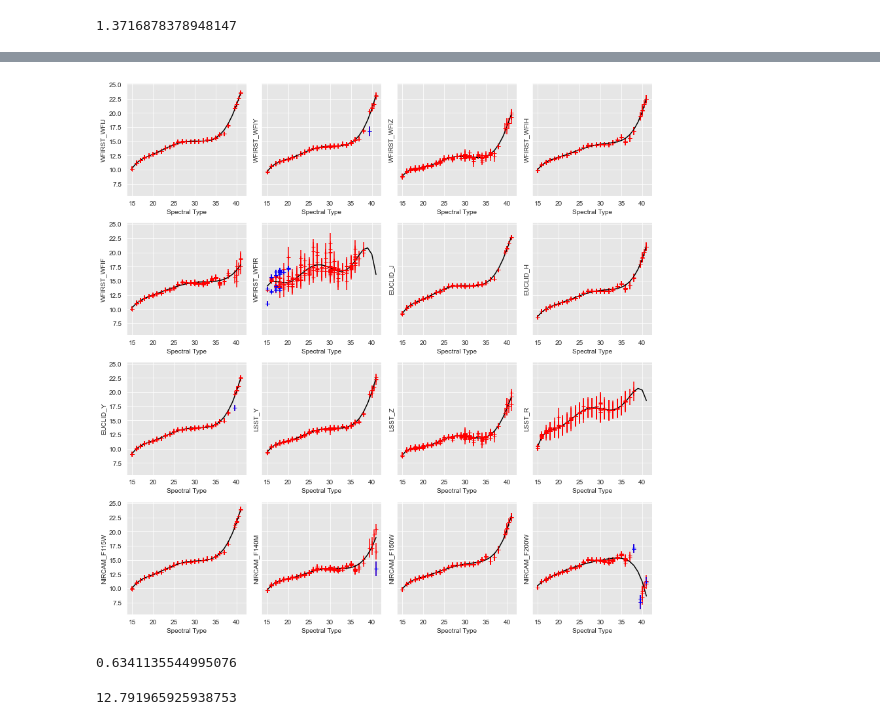
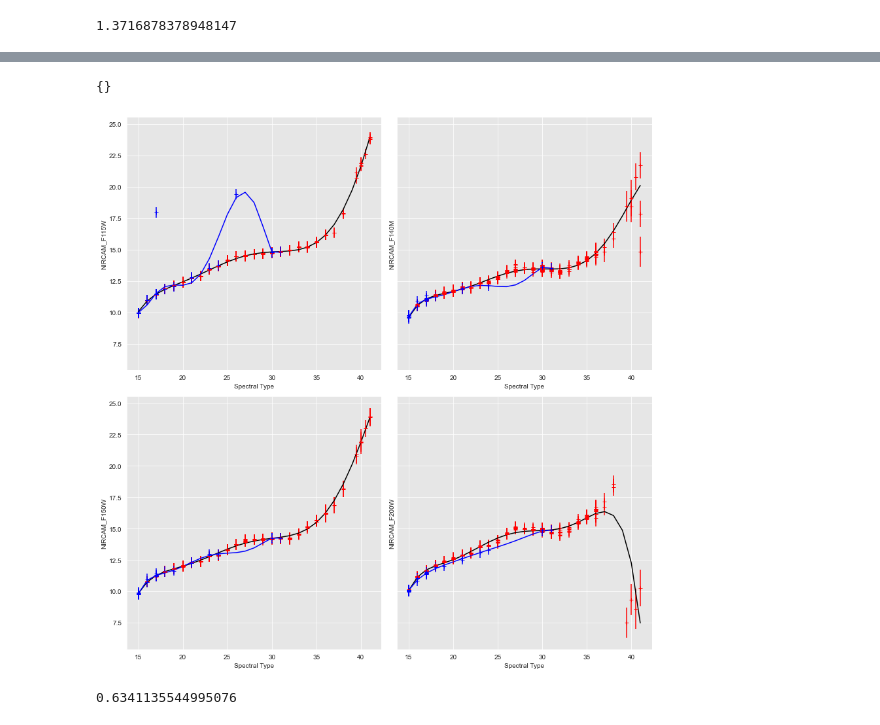
Before and after one commit to caganze/popsims, a Jupyter notebook: notebooks/absmag relations.ipynb, the cells around one changed output, grey strips where cells are left out. Saved outputs shown, nothing was run; the diff lists cells and outputs as text; code cells hidden in the pictures.

```diff
--- a/notebooks/absmag relations.ipynb
+++ b/notebooks/absmag relations.ipynb
@@ -320,8 +332,9 @@ def get_abs_mag(spt, flter):
         m= m+corr
 
     if flter=='2MASS H':
+        corr=splat.photometry.vegaToAB('2MASS H')
         if spt <36:
-            corr=splat.photometry.vegaToAB('2MASS H')
+
             #m=BEST['2MASS H'][1](spt)
             #munc= np.nanmedian(best_dict[k]['rms'])
             #m, munc=spe.typeToMag(spt, '2MASS H')
@@ -329,6 +342,7 @@ def get_abs_mag(spt, flter):
             m= m+corr
         else:
             m, munc=absolute_mag_kirkpatrick(spt, '2MASS H')
+            m= m+corr
 
 
     if flter=='PANSTARRS_R':
@@ -355,5 +380,5 @@ def get_abs_mags(row):
     return pd.Series(res)
 # %%
 abs_df=df.apply(get_abs_mags, axis=1)
-sd_abs_df=sd_df.apply(get_abs_mags, axis=1)
+sd_abs_df=sd_df_total.apply(get_abs_mags, axis=1)
 # %%
@@ -370,2 +391,5 @@ Index(['WFIRST_WFIJ', 'WFIRST_WFIY', 'WFIRST_WFIZ', 'WFIRST_WFIH',
+# %%
+#FITS={}
+FITS=pd.read_pickle('/users/caganze/research/popsims/data/polynomial_relations.pkl')
 # %%
-FITS={}
+FITS['subdwarfs']={}
@@ -374,33 +396,55 @@ FITS={}
+# %%
+FITS['subdwarfs']
+# %% [output]
+{}
 # %%
-fig, ax=plt.subplots(4, 4, figsize=(12, 12), sharey=True)
+#
+
+fig, ax=plt.subplots(2, 2, figsize=(12, 12), sharey=True)
 
 for c, a in zip(abs_df.columns, np.concatenate(ax)):
     if c=='spt':
         pass
     else:
         vals=np.vstack(abs_df[c].values)
+        sd_vals=np.vstack(sd_abs_df[c].values)
         spts=df.spt.values
-        #print (vals[:,1])
+        sd_spts=sd_df_total.spt.values
+
+        #masks
         mask= np.logical_or.reduce([np.isnan(spts),
                                     np.isnan(vals[:,0]),
                                     np.isnan(vals[:,1])])
 
         m, fit= fit_with_nsigma_clipping(spts[~mask],
                                       vals[:,0][~mask],
                                       vals[:,1][~mask], 6, sigma=3.)
+        #same for subdwarfs
 
+        sd_mask= np.logical_or.reduce([np.isnan(sd_spts),
+                                    np.isnan(sd_vals[:,0]),
+                                    np.isnan(sd_vals[:,1])])
+
+        sd_m, sd_fit= fit_with_nsigma_clipping(sd_spts[~sd_mask],
+                                      sd_vals[:,0][~sd_mask],
+                                      sd_vals[:,1][~sd_mask], 6, sigma=3.)
+        #same for subdwarfs
 
         a.errorbar(spts, vals[:,0], fmt='+',
                    yerr=vals[:,1], color='r')
 
-        a.errorbar(spts[~mask][~m], vals[:,0][~mask][~m], fmt='+',
-                   yerr=vals[:,1][~mask][~m], color='b')
-        FITS.update({c: (fit, np.nanmedian(vals[:,1]))})
+        a.errorbar(sd_spts, sd_vals[:,0], fmt='+',
+                   yerr=sd_vals[:,1], color='b')
+
+        #a.errorbar(spts[~mask][~m], vals[:,0][~mask][~m], fmt='+',
+        #           yerr=vals[:,1][~mask][~m], color='b')
+        FITS['subdwarfs'].update({c: (sd_fit, np.nanmedian(sd_vals[:,1]))})
         a.plot(np.arange(15, 42), fit(np.arange(15, 42)), c='k')
+        a.plot(np.arange(15, 32), sd_fit(np.arange(15, 32)), c='b')
         a.set_ylabel(c)
         a.set_xlabel('Spectral Type')
         plt.tight_layout()
         #a.set_xlim([15, 41])
         #a.set_ylim([8, 25])
 # %% [output]
-[figure, old version]
+[figure, new version]
@@ -438,9 +481,7 @@ def get_kirkpatrick_wise(spt):
 # %% [output]
 0.6341135544995076
 # %%
-get_kirkpatrick_wise(30-10)
+#get_kirkpatrick_wise(30-10)
-# %% [output]
-12.791965925938753
 # %%
 spts_grids=np.linspace(17, 44, 1000)
 w1s=np.array([get_kirkpatrick_wise(x) for x in spts_grids])
```
Also changed, not shown: parts of 29 cells of this notebook, 38 other files.
